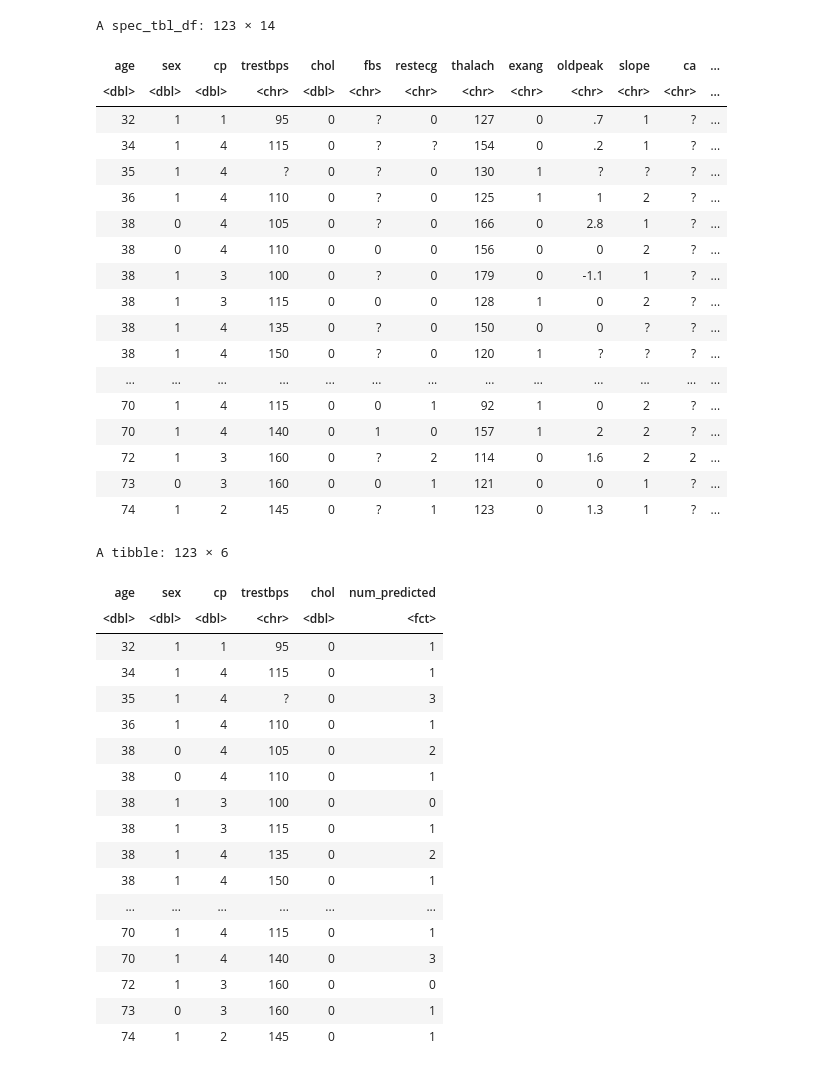
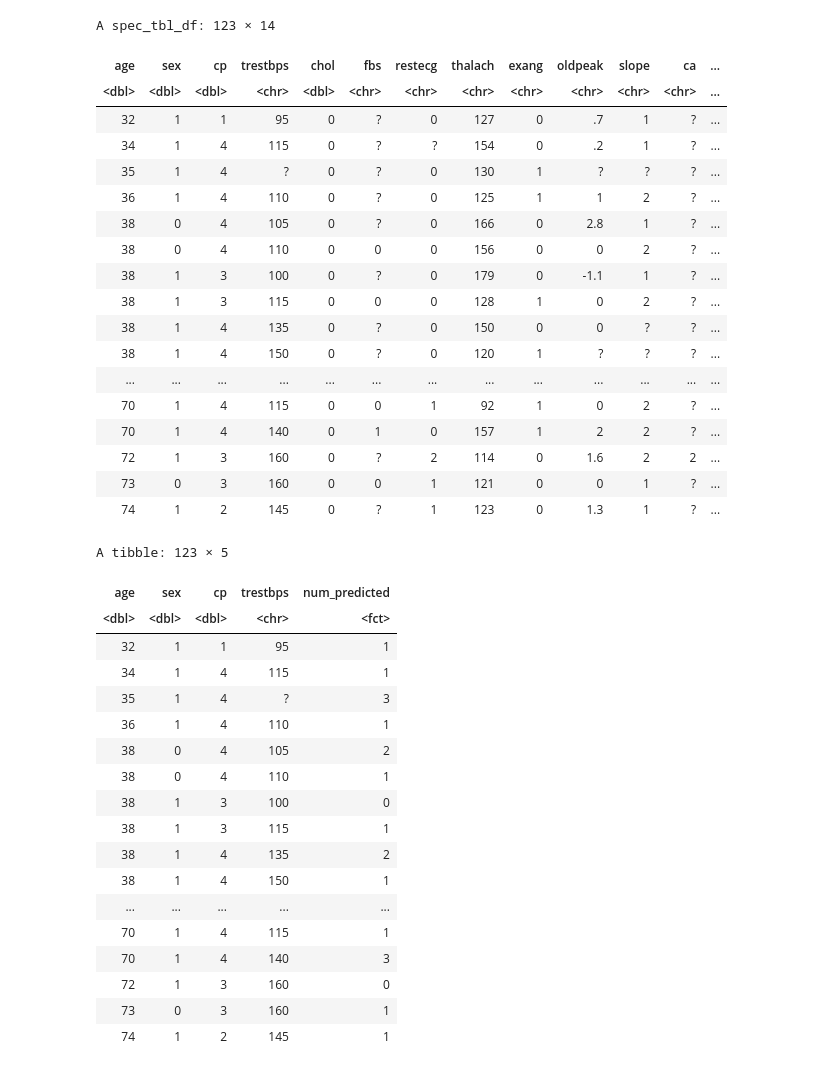
Before and after one commit to mairinleitch/dsci100_project-008-39, a Jupyter notebook: Heart_disease.ipynb, the cells around one changed output. Drawn from its saved outputs; the diff is of its cells as text; code cells hidden in the pictures.

Commit message:
removed chol

```diff
--- a/Heart_disease.ipynb
+++ b/Heart_disease.ipynb
@@ -9,7 +9,7 @@ data <- read_delim("processed.switzerland.csv", delim = ",", col_names = FALSE)
 data
 #dataframe be used
 heart_data <- data |>
-    select(age, sex, cp, trestbps, chol, num_predicted)
+    select(age, sex, cp, trestbps, num_predicted)
 
 #changed num to factor type
 heart_data <- heart_data |>
@@ -32,45 +32,45 @@ heart_data
 dbl (5): X1, X2, X3, X5, X14
 
 ℹ Use `spec()` to retrieve the full column specification for this data.
 ℹ Specify the column types or set `show_col_types = FALSE` to quiet this message.
 A spec_tbl_df: 123 × 14
 | age | sex | cp | trestbps | chol | fbs | restecg | thalach | exang | oldpeak | slope | ca | ... |
 | <dbl> | <dbl> | <dbl> | <chr> | <dbl> | <chr> | <chr> | <chr> | <chr> | <chr> | <chr> | <chr> | ... |
 | 32 | 1 | 1 | 95 | 0 | ? | 0 | 127 | 0 | .7 | 1 | ? | ... |
 | 34 | 1 | 4 | 115 | 0 | ? | ? | 154 | 0 | .2 | 1 | ? | ... |
 | 35 | 1 | 4 | ? | 0 | ? | 0 | 130 | 1 | ? | ? | ? | ... |
 | 36 | 1 | 4 | 110 | 0 | ? | 0 | 125 | 1 | 1 | 2 | ? | ... |
 | 38 | 0 | 4 | 105 | 0 | ? | 0 | 166 | 0 | 2.8 | 1 | ? | ... |
 | 38 | 0 | 4 | 110 | 0 | 0 | 0 | 156 | 0 | 0 | 2 | ? | ... |
 | 38 | 1 | 3 | 100 | 0 | ? | 0 | 179 | 0 | -1.1 | 1 | ? | ... |
 | 38 | 1 | 3 | 115 | 0 | 0 | 0 | 128 | 1 | 0 | 2 | ? | ... |
 | 38 | 1 | 4 | 135 | 0 | ? | 0 | 150 | 0 | 0 | ? | ? | ... |
 | 38 | 1 | 4 | 150 | 0 | ? | 0 | 120 | 1 | ? | ? | ? | ... |
 | ... | ... | ... | ... | ... | ... | ... | ... | ... | ... | ... | ... | ... |
 | 70 | 1 | 4 | 115 | 0 | 0 | 1 | 92 | 1 | 0 | 2 | ? | ... |
 | 70 | 1 | 4 | 140 | 0 | 1 | 0 | 157 | 1 | 2 | 2 | ? | ... |
 | 72 | 1 | 3 | 160 | 0 | ? | 2 | 114 | 0 | 1.6 | 2 | 2 | ... |
 | 73 | 0 | 3 | 160 | 0 | 0 | 1 | 121 | 0 | 0 | 1 | ? | ... |
 | 74 | 1 | 2 | 145 | 0 | ? | 1 | 123 | 0 | 1.3 | 1 | ? | ... |
-A tibble: 123 × 6
+A tibble: 123 × 5
-| age | sex | cp | trestbps | chol | num_predicted |
-| <dbl> | <dbl> | <dbl> | <chr> | <dbl> | <fct> |
-| 32 | 1 | 1 | 95 | 0 | 1 |
-| 34 | 1 | 4 | 115 | 0 | 1 |
-| 35 | 1 | 4 | ? | 0 | 3 |
-| 36 | 1 | 4 | 110 | 0 | 1 |
-| 38 | 0 | 4 | 105 | 0 | 2 |
-| 38 | 0 | 4 | 110 | 0 | 1 |
-| 38 | 1 | 3 | 100 | 0 | 0 |
-| 38 | 1 | 3 | 115 | 0 | 1 |
-| 38 | 1 | 4 | 135 | 0 | 2 |
-| 38 | 1 | 4 | 150 | 0 | 1 |
-| ... | ... | ... | ... | ... | ... |
-| 70 | 1 | 4 | 115 | 0 | 1 |
-| 70 | 1 | 4 | 140 | 0 | 3 |
-| 72 | 1 | 3 | 160 | 0 | 0 |
-| 73 | 0 | 3 | 160 | 0 | 1 |
-| 74 | 1 | 2 | 145 | 0 | 1 |
+| age | sex | cp | trestbps | num_predicted |
+| <dbl> | <dbl> | <dbl> | <chr> | <fct> |
+| 32 | 1 | 1 | 95 | 1 |
+| 34 | 1 | 4 | 115 | 1 |
+| 35 | 1 | 4 | ? | 3 |
+| 36 | 1 | 4 | 110 | 1 |
+| 38 | 0 | 4 | 105 | 2 |
+| 38 | 0 | 4 | 110 | 1 |
+| 38 | 1 | 3 | 100 | 0 |
+| 38 | 1 | 3 | 115 | 1 |
+| 38 | 1 | 4 | 135 | 2 |
+| 38 | 1 | 4 | 150 | 1 |
+| ... | ... | ... | ... | ... |
+| 70 | 1 | 4 | 115 | 1 |
+| 70 | 1 | 4 | 140 | 3 |
+| 72 | 1 | 3 | 160 | 0 |
+| 73 | 0 | 3 | 160 | 1 |
+| 74 | 1 | 2 | 145 | 1 |
 # %%
 #split data into training and testing
 heart_split <- initial_split(heart_data, prop = 0.75, strata = num_predicted)
```
Also changed, not shown: parts of 1 cell of this notebook.
